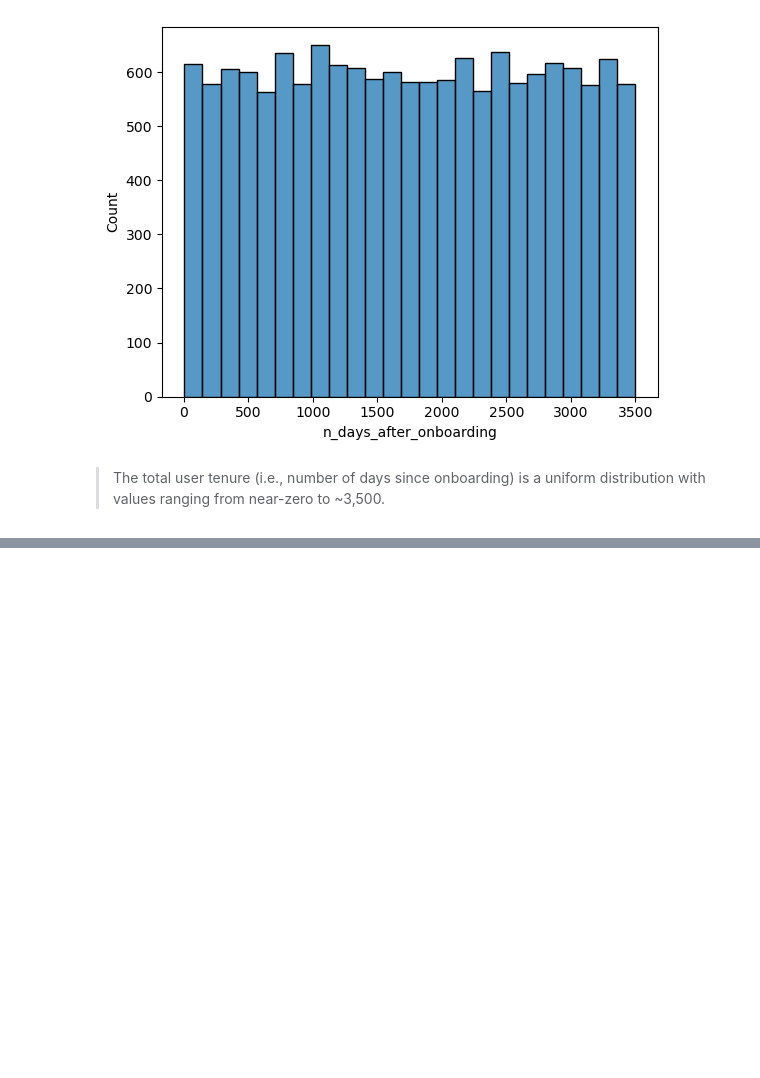
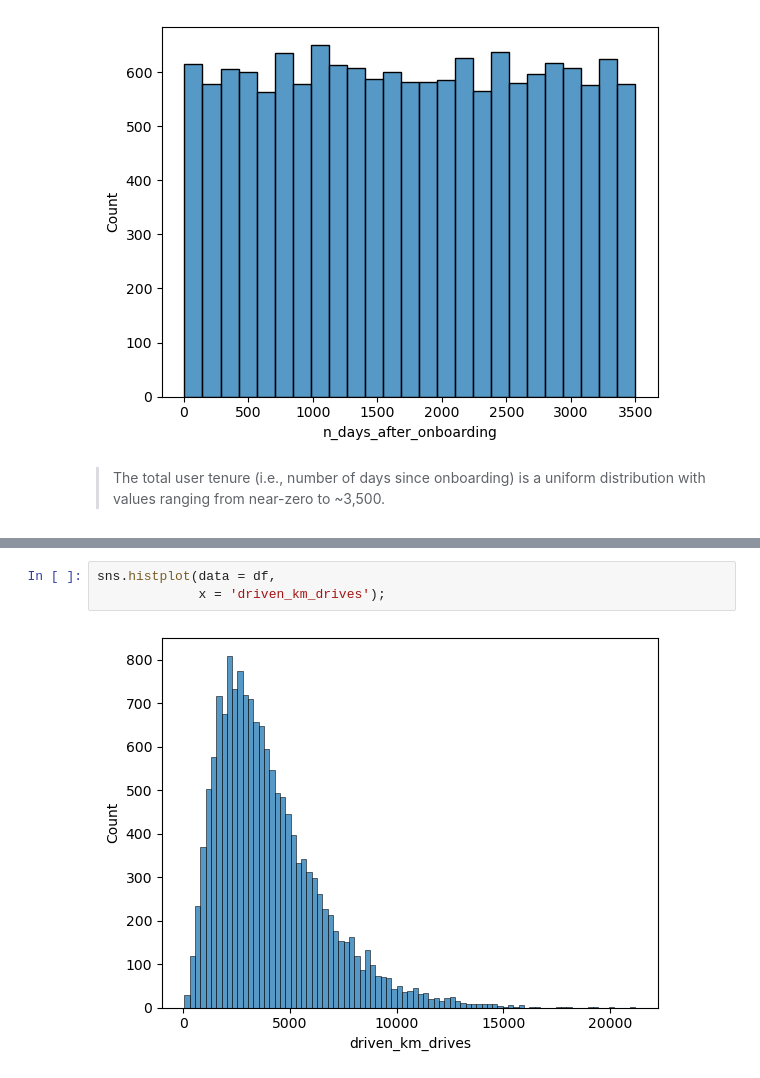
Before and after one commit to alishanstyles/Waze, a Jupyter notebook: Untitled.ipynb, the cells around one changed output, grey strips where cells are left out. Cells and saved outputs as stored; diff of their text form; blank space fills up the shorter version.

```diff
--- a/Untitled.ipynb
+++ b/Untitled.ipynb
@@ -265,0 +271,5 @@ sns.histplot(data = df,
+# %%
+sns.histplot(data = df,
+             x = 'driven_km_drives');
+# %% [output]
+[figure, added]
```
Also changed, not shown: parts of 4 cells of this notebook.
